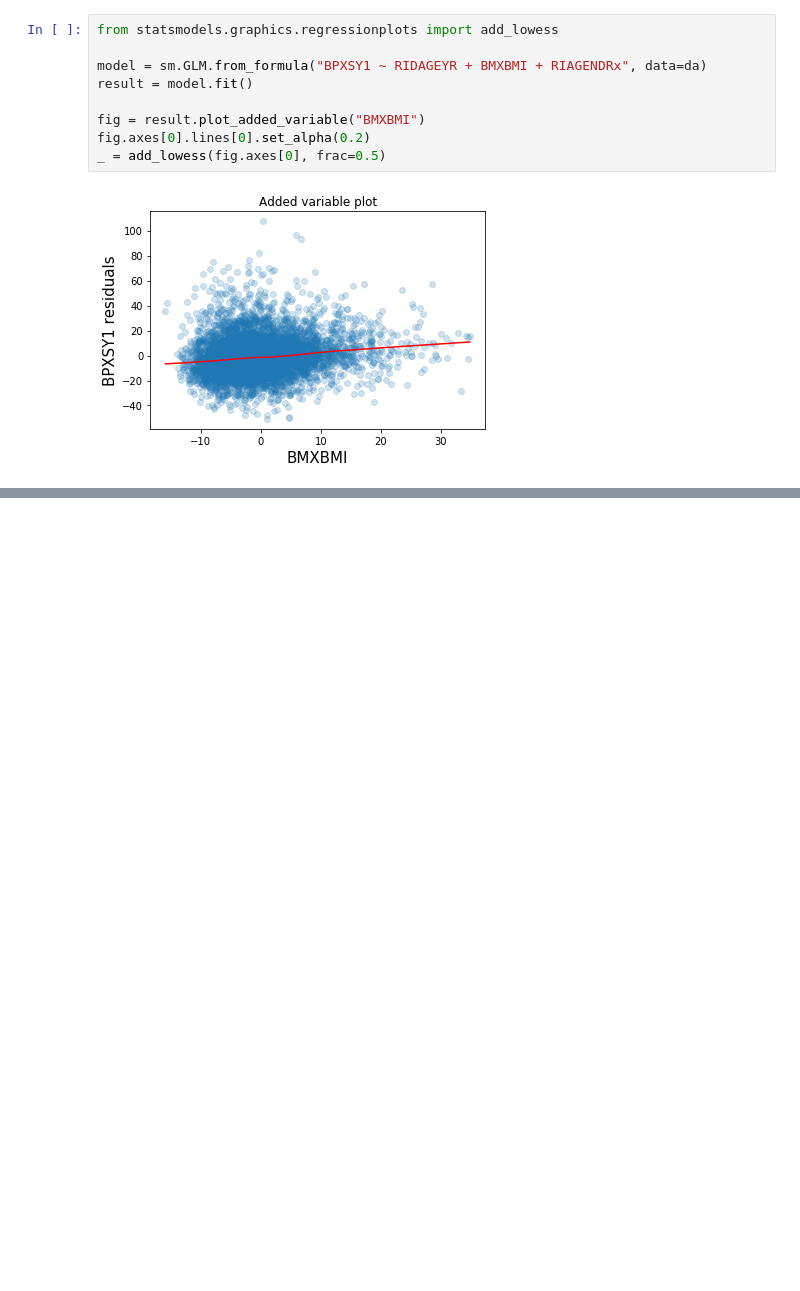
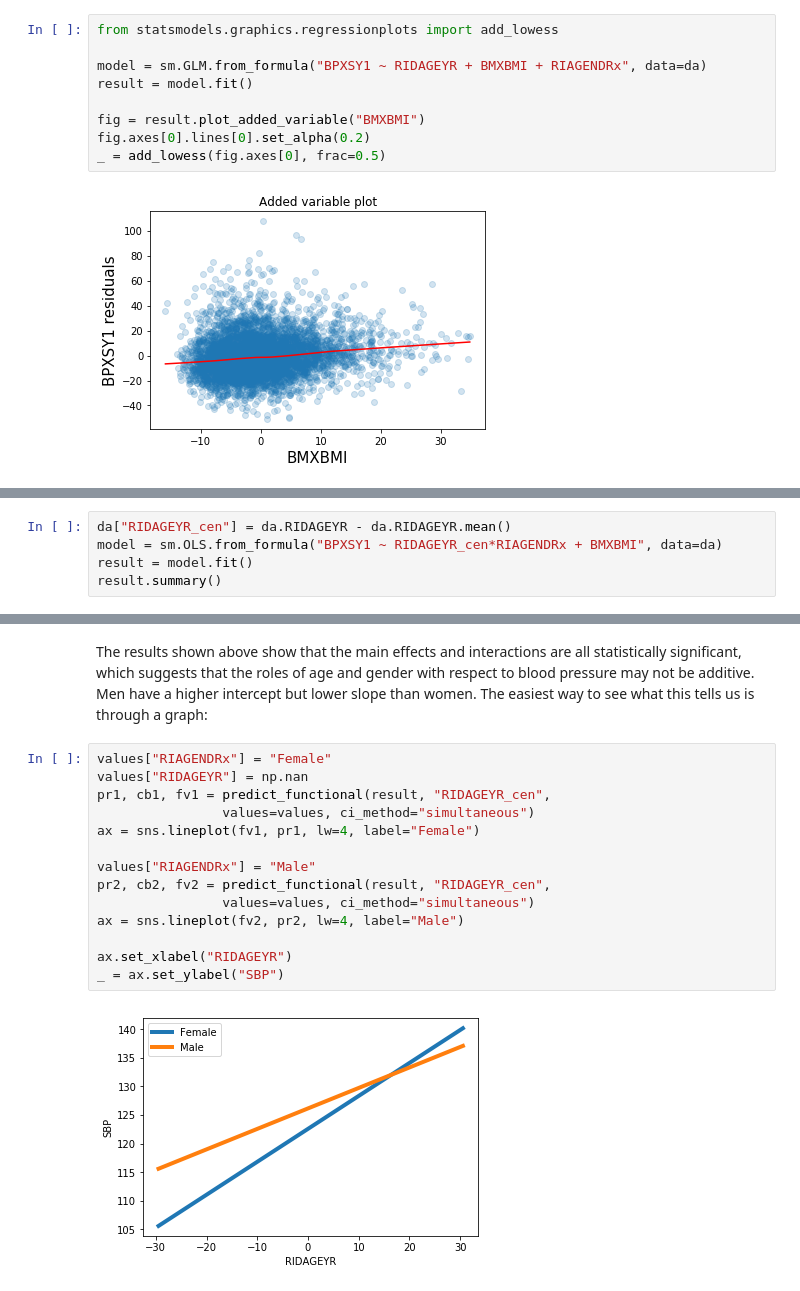
Before and after one commit to Plancks-Constant/cscar-basic-regression, a Jupyter notebook: nhanes.ipynb, the cells around one changed output, grey strips where cells are left out. Drawn from its saved outputs; the diff is of its cells as text; blank space fills up the shorter version.

```diff
--- a/nhanes.ipynb
+++ b/nhanes.ipynb
@@ -761,0 +816,5 @@ Warnings:
+# %%
+da["RIDAGEYR_cen"] = da.RIDAGEYR - da.RIDAGEYR.mean()
+model = sm.OLS.from_formula("BPXSY1 ~ RIDAGEYR_cen*RIAGENDRx + BMXBMI", data=da)
+result = model.fit()
+result.summary()
@@ -761,0 +844,22 @@ Warnings:
+# %% [markdown]
+The results shown above show that the main effects and interactions are all
+statistically significant, which suggests that the roles of age
+and gender with respect to blood pressure may not be additive.
+Men have a higher intercept but lower slope
+than women.  The easiest way to see what this tells us is through a graph:
+# %%
+values["RIAGENDRx"] = "Female"
+values["RIDAGEYR"] = np.nan
+pr1, cb1, fv1 = predict_functional(result, "RIDAGEYR_cen",
+                values=values, ci_method="simultaneous")
+ax = sns.lineplot(fv1, pr1, lw=4, label="Female")
+
+values["RIAGENDRx"] = "Male"
+pr2, cb2, fv2 = predict_functional(result, "RIDAGEYR_cen",
+                values=values, ci_method="simultaneous")
+ax = sns.lineplot(fv2, pr2, lw=4, label="Male")
+
+ax.set_xlabel("RIDAGEYR")
+_ = ax.set_ylabel("SBP")
+# %% [output]
+[figure, added]
```
Also changed, not shown: parts of 11 cells of this notebook.
